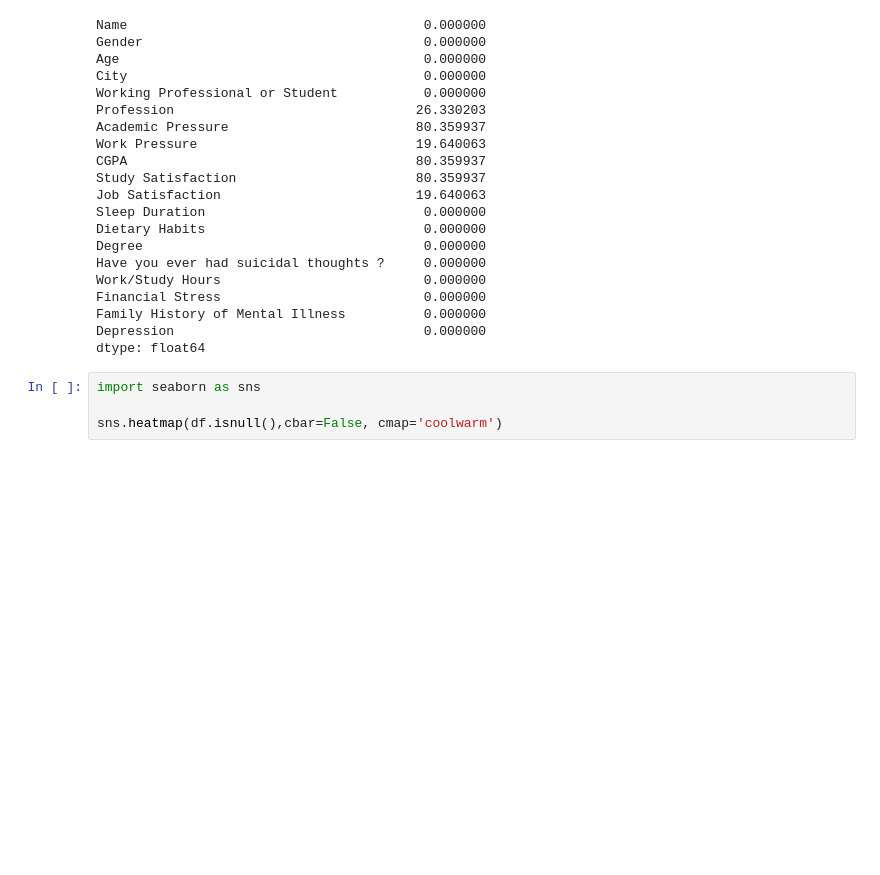
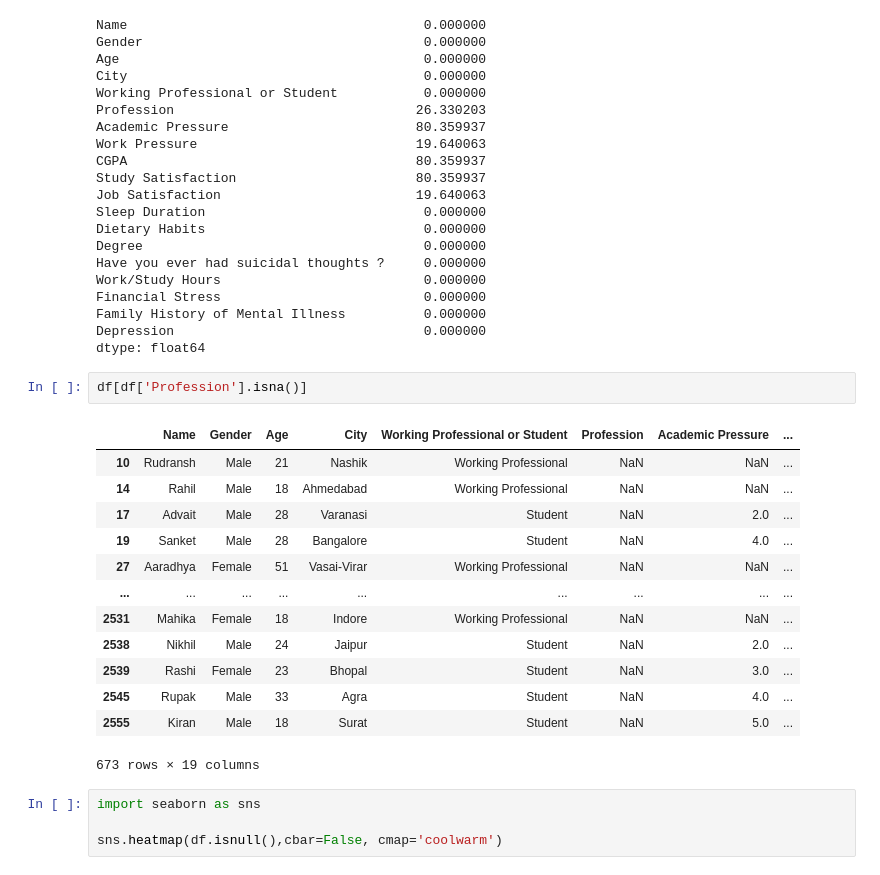
Before and after one commit to igr43/introduction_to_AI, a Jupyter notebook: 2_task.ipynb, the cells around one changed output. Cells and saved outputs as stored; diff of their text form; blank space fills up the shorter version.

```diff
--- a/2_task.ipynb
+++ b/2_task.ipynb
@@ -91,6 +91,22 @@ Financial Stress                          0.000000
 Family History of Mental Illness          0.000000
 Depression                                0.000000
 dtype: float64
+# %%
+df[df['Profession'].isna()]
+# %% [output]
+|  | Name | Gender | Age | City | Working Professional or Student | Profession | Academic Pressure | ... |
+| 10 | Rudransh | Male | 21 | Nashik | Working Professional | NaN | NaN | ... |
+| 14 | Rahil | Male | 18 | Ahmedabad | Working Professional | NaN | NaN | ... |
+| 17 | Advait | Male | 28 | Varanasi | Student | NaN | 2.0 | ... |
+| 19 | Sanket | Male | 28 | Bangalore | Student | NaN | 4.0 | ... |
+| 27 | Aaradhya | Female | 51 | Vasai-Virar | Working Professional | NaN | NaN | ... |
+| ... | ... | ... | ... | ... | ... | ... | ... | ... |
+| 2531 | Mahika | Female | 18 | Indore | Working Professional | NaN | NaN | ... |
+| 2538 | Nikhil | Male | 24 | Jaipur | Student | NaN | 2.0 | ... |
+| 2539 | Rashi | Female | 23 | Bhopal | Student | NaN | 3.0 | ... |
+| 2545 | Rupak | Male | 33 | Agra | Student | NaN | 4.0 | ... |
+| 2555 | Kiran | Male | 18 | Surat | Student | NaN | 5.0 | ... |
+673 rows × 19 columns
 # %%
 import seaborn as sns
 
```
Also changed, not shown: parts of 13 cells of this notebook.
